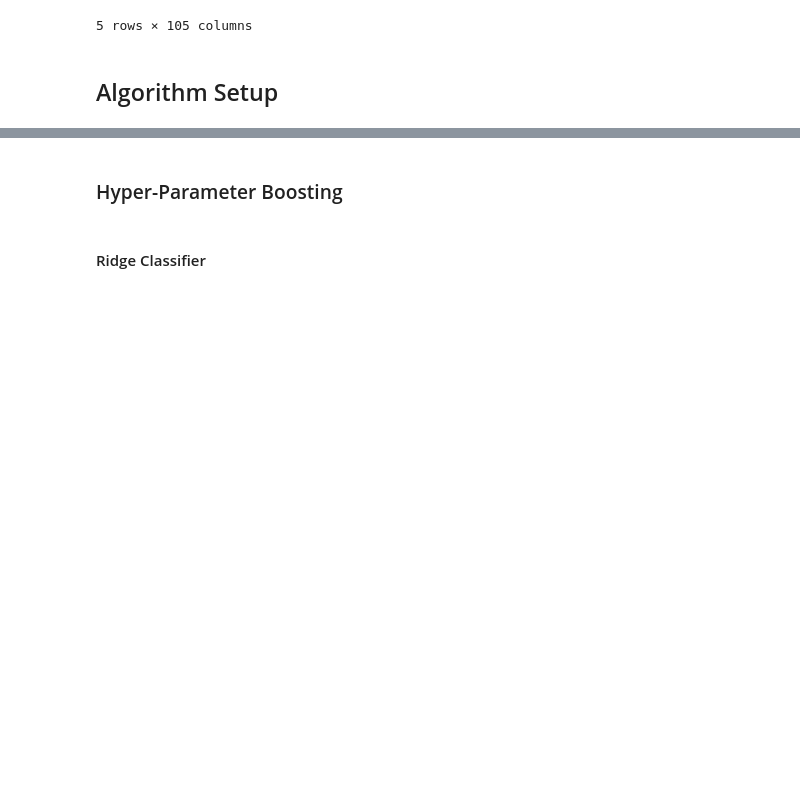
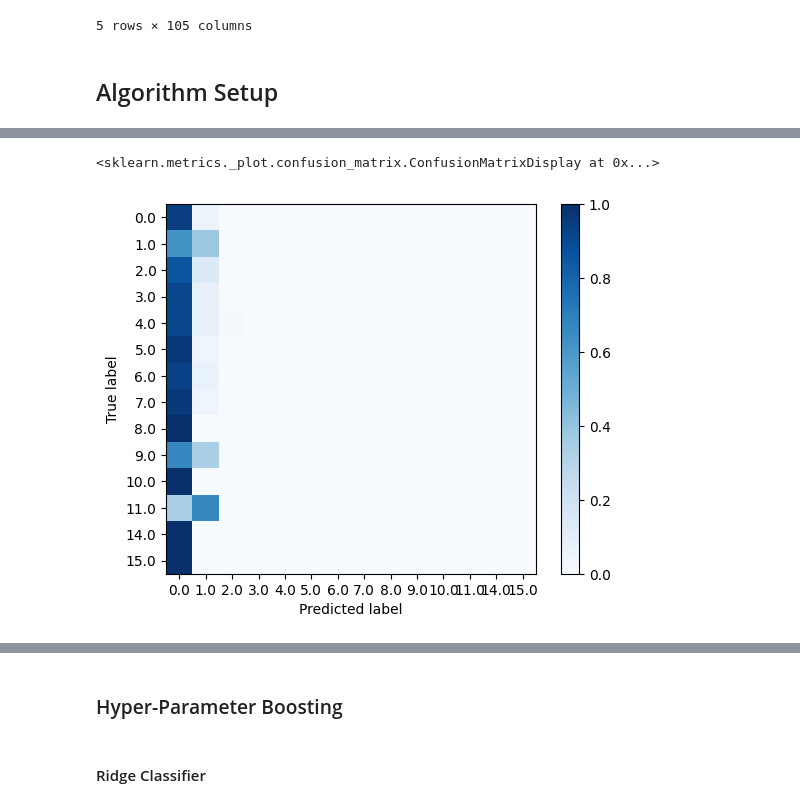
Before and after one commit to schmly/UCDPA_hlaing, a Jupyter notebook: data/ny_motor_vehicle_collisions.ipynb, the cells around one changed output, grey strips where cells are left out. Cells and saved outputs as stored; diff of their text form; code cells hidden in the pictures; blank space fills up the shorter version.

```diff
--- a/data/ny_motor_vehicle_collisions.ipynb
+++ b/data/ny_motor_vehicle_collisions.ipynb
@@ -455,0 +490,5 @@ df_scores
+# %%
+# convert scores to a dataframe
+tree = DecisionTreeClassifier(random_state=seed)
+tree.fit(X_train, y_train)
+y_pred = tree.predict(X_test)
@@ -455,0 +500,5 @@ df_scores
+# %%
+ConfusionMatrixDisplay.from_estimator(tree, X_test, y_test, normalize='true', include_values=False, cmap=plt.cm.Blues)
+# %% [output]
+<sklearn.metrics._plot.confusion_matrix.ConfusionMatrixDisplay at 0x...>
+[figure, added]
```
Also changed, not shown: parts of 77 cells of this notebook.
